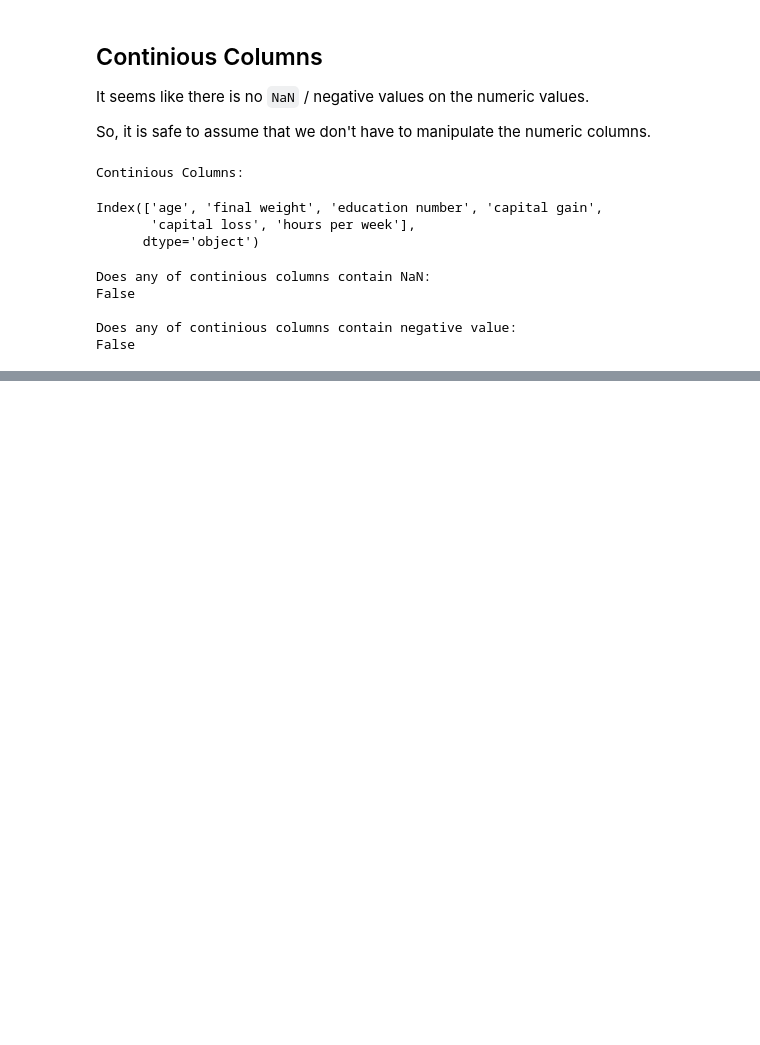
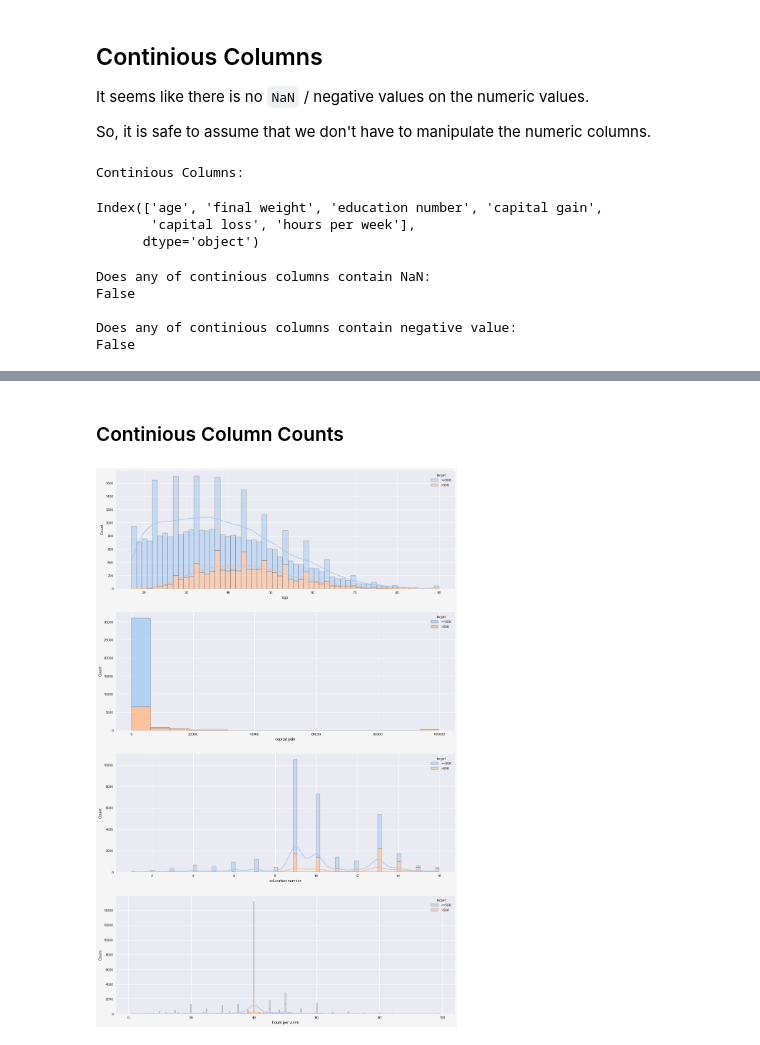
Before and after one commit to erwinleonardy/machine-learning, a Jupyter notebook: adult/erwin/erwin-adult.ipynb, the cells around one changed output, grey strips where cells are left out. Drawn from its saved outputs; the diff is of its cells as text; code cells hidden in the pictures; blank space fills up the shorter version.

```diff
--- a/adult/erwin/erwin-adult.ipynb
+++ b/adult/erwin/erwin-adult.ipynb
@@ -287,0 +285,11 @@ plt.show()
+# %% [markdown]
+### Continious Column Counts
+# %%
+fig, axs = plt.subplots(4, 1, figsize=(17, 28))
+sns.histplot(data=df, x="age", hue="target", multiple="stack", ax=axs[0], kde=True)
+sns.histplot(data=df, x="capital gain", hue="target", multiple="stack", ax=axs[1])
+sns.histplot(data=df, x="education number", hue="target", multiple="stack", ax=axs[2], kde=True)
+sns.histplot(data=df, x="hours per week", hue="target", multiple="stack", ax=axs[3], kde=True)
+plt.show()
+# %% [output]
+[figure, added]
```
Also changed, not shown: parts of 16 cells of this notebook.
